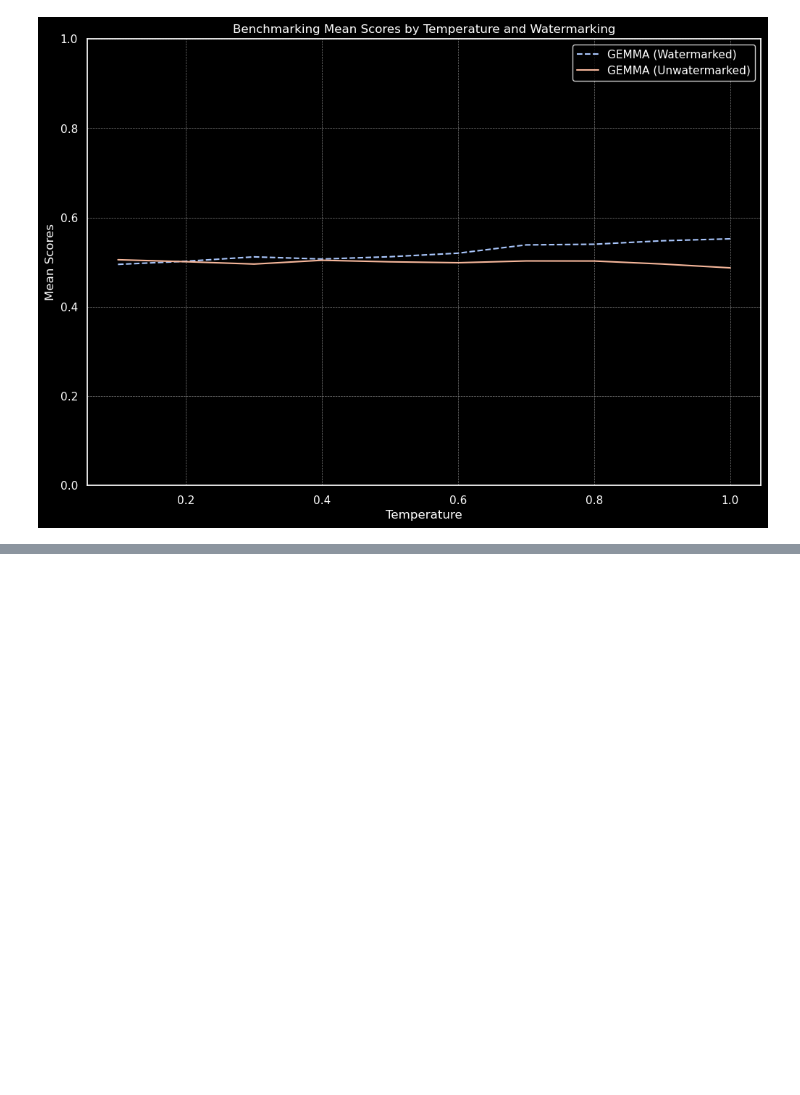
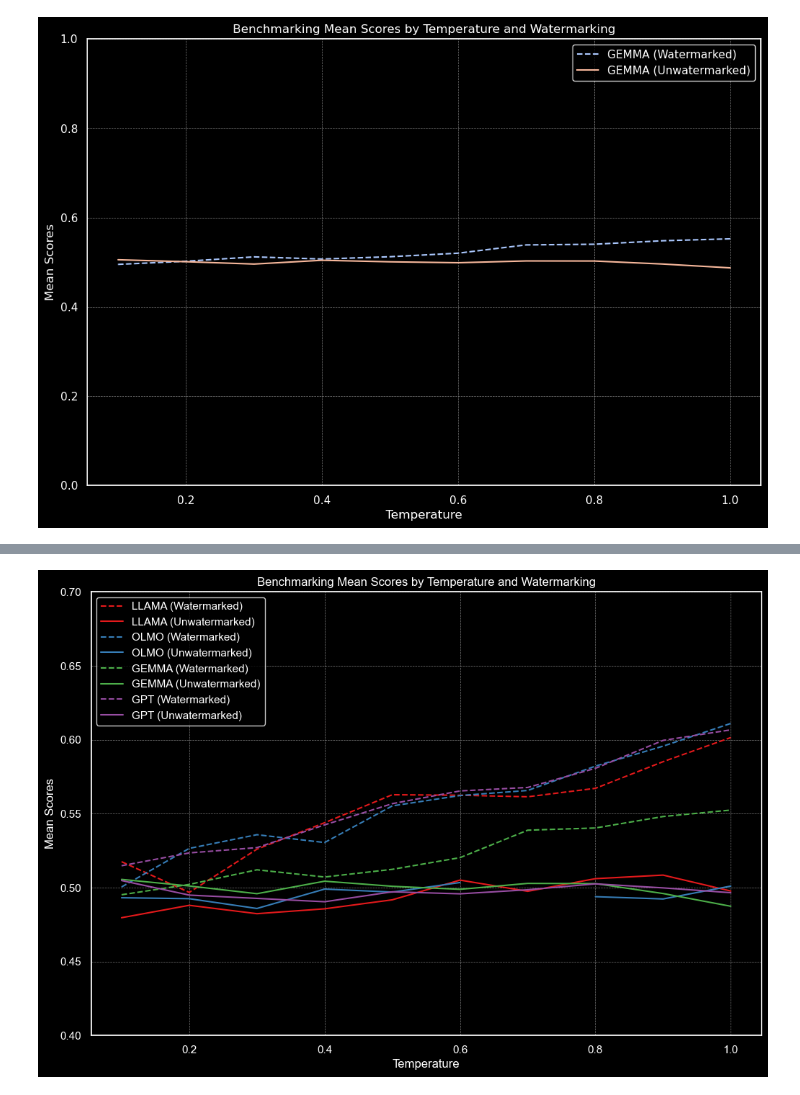
Before and after one commit to LilianSchall/NLPA-project, a Jupyter notebook: notebooks/benchmarking.ipynb, the cells around one changed output, grey strips where cells are left out. Saved outputs shown, nothing was run; the diff lists cells and outputs as text; code cells hidden in the pictures; blank space fills up the shorter version.

```diff
--- a/notebooks/benchmarking.ipynb
+++ b/notebooks/benchmarking.ipynb
@@ -131,7 +125,7 @@ def load_model(
         if enable_watermarking
         else transformers.GPT2LMHeadModel
     )
-    model = model_cls.from_pretrained(model_name.value)
+    model = model_cls.from_pretrained(model_name.value, device_map="auto")
   elif model_name == ModelName.GEMMA_2B or model_name == ModelName.GEMMA_7B:
     model_cls = (
         synthid_mixin.SynthIDGemmaForCausalLM
@@ -222,7 +216,7 @@ def generate_responses(example_inputs, enable_watermarking, tokenizer, model_nam
   outputs = model.generate(
       **inputs,
       do_sample=True,
-      max_length=inputs_len + OUTPUTS_LEN,
+      max_length=1024 if model_name == ModelName.GPT2 else inputs_len + OUTPUTS_LEN,
       temperature=temperature,
       top_k=TOP_K,
       top_p=TOP_P,
@@ -406,0 +399,63 @@ plot_benchmarking_results(means, temperature_values.tolist(), "ALL_PLOT")
+# %%
+# Plotting all models
+means = {}
+
+means["LLAMA"] = {
+        "watermarked": np.load("../data/meta-llama/Llama-3.2-1B/watermarked.npy"),
+        "unwatermarked": np.load("../data/meta-llama/Llama-3.2-1B/unwatermarked.npy")
+    }
+means["OLMO"] = {
+        "watermarked": np.load("../data/allenai/OLMo-1B/watermarked.npy"),
+        "unwatermarked": np.load("../data/allenai/OLMo-1B/unwatermarked.npy")
+    }
+means["GEMMA"] = {
+        "watermarked": np.load("../data/google/gemma-2b-it/watermarked.npy"),
+        "unwatermarked": np.load("../data/google/gemma-2b-it/unwatermarked.npy")
+    }
+means["GPT"] = {
+        "watermarked": np.load("../data/gpt2/watermarked.npy"),
+        "unwatermarked": np.load("../data/gpt2/unwatermarked.npy")
+    }
+
+sns.set_theme(style="darkgrid")
+os.makedirs("../data", exist_ok=True)
+save_file = os.path.join("../data", "ALL_MODELS")
+
+fig, ax = plt.subplots(figsize=(12, 8), facecolor='black')
+ax.set_facecolor('black')
+
+# Use a color palette suitable for two lines
+palette = sns.color_palette("Set1", len(means))
+palette_index = 0
+for model_name, scores in means.items():
+    ax.plot(
+        temperature_values,
+        scores["watermarked"],
+        label=f"{model_name} (Watermarked)",
+        linestyle='--',
+        color=palette[palette_index]
+    )
+    ax.plot(
+        temperature_values,
+        scores["unwatermarked"],
+        label=f"{model_name} (Unwatermarked)",
+        color=palette[palette_index]
+    )
+    palette_index += 1
+
+# Customize plot appearance
+ax.set_xlabel("Temperature", color='white')
+ax.set_ylabel("Mean Scores", color='white')
+ax.set_title("Benchmarking Mean Scores by Temperature and Watermarking", color='white')
+ax.legend(facecolor='black', edgecolor='white', labelcolor='white')
+ax.grid(color='gray', linestyle='--', linewidth=0.5)
+
+# Set axis limits and ticks
+ax.set_ylim(0.4, 0.7)
+ax.tick_params(axis='x', colors='white')
+ax.tick_params(axis='y', colors='white')
+
+plt.savefig(save_file)
+plt.show()
+# %% [output]
+[figure, added]
```
Also changed, not shown: parts of 4 cells of this notebook.
